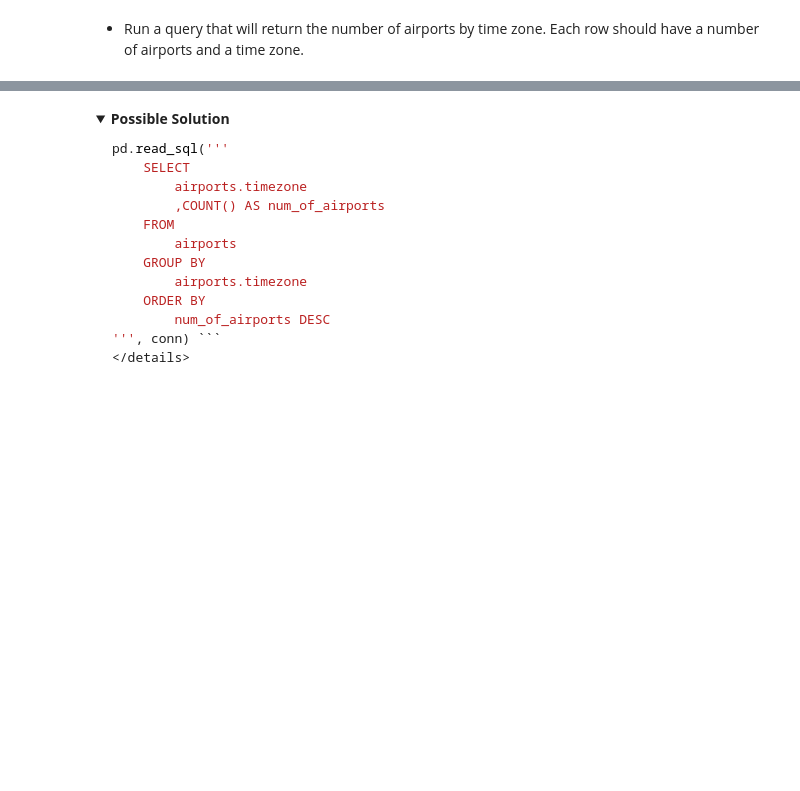
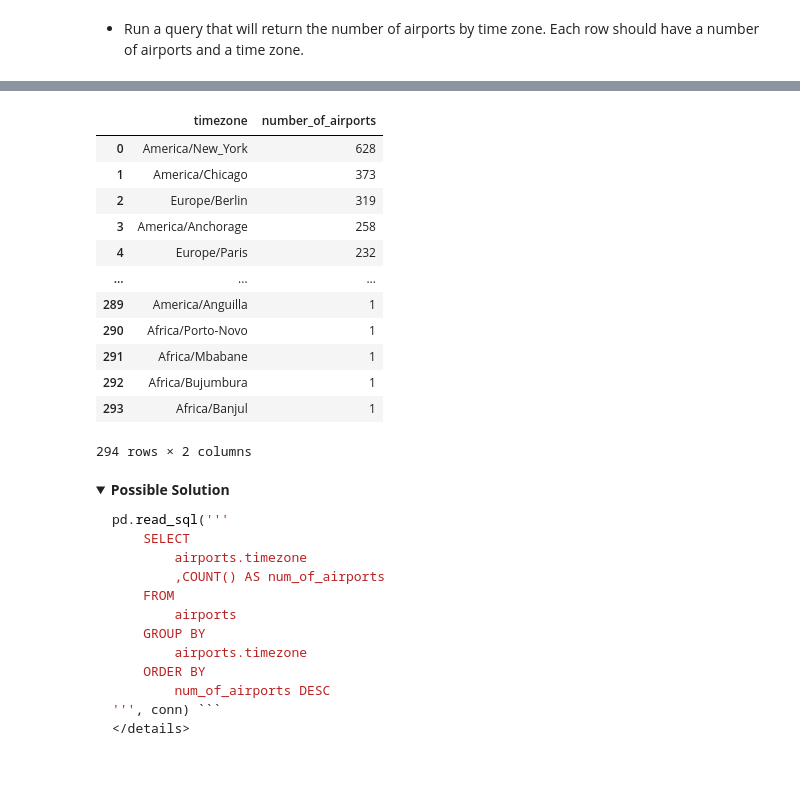
Before and after one commit to DenizzEmre/NTL-DS-080723, a Jupyter notebook: 2phase/sql_joins_aggs.ipynb, the cells around one changed output, grey strips where cells are left out. Cells and saved outputs as stored; diff of their text form; code cells hidden in the pictures; folded sections open; blank space fills up the shorter version.

```diff
--- a/2phase/sql_joins_aggs.ipynb
+++ b/2phase/sql_joins_aggs.ipynb
@@ -187,3 +286,30 @@ pd.read_sql('''
+# %%
+# Your code here
+pd.read_sql('''
+    SELECT
+       timezone, COUNT() as number_of_airports
+    FROM
+        airports
+
+    GROUP BY timezone
+
+    ORDER BY number_of_airports DESC
+
+''', conn)
+# %% [output]
+|  | timezone | number_of_airports |
+| 0 | America/New_York | 628 |
+| 1 | America/Chicago | 373 |
+| 2 | Europe/Berlin | 319 |
+| 3 | America/Anchorage | 258 |
+| 4 | Europe/Paris | 232 |
+| ... | ... | ... |
+| 289 | America/Anguilla | 1 |
+| 290 | Africa/Porto-Novo | 1 |
+| 291 | Africa/Mbabane | 1 |
+| 292 | Africa/Bujumbura | 1 |
+| 293 | Africa/Banjul | 1 |
+294 rows × 2 columns
 # %% [markdown]
 <details>
     <summary><b>Possible Solution</b></summary>
```
Also changed, not shown: parts of 30 cells of this notebook.
